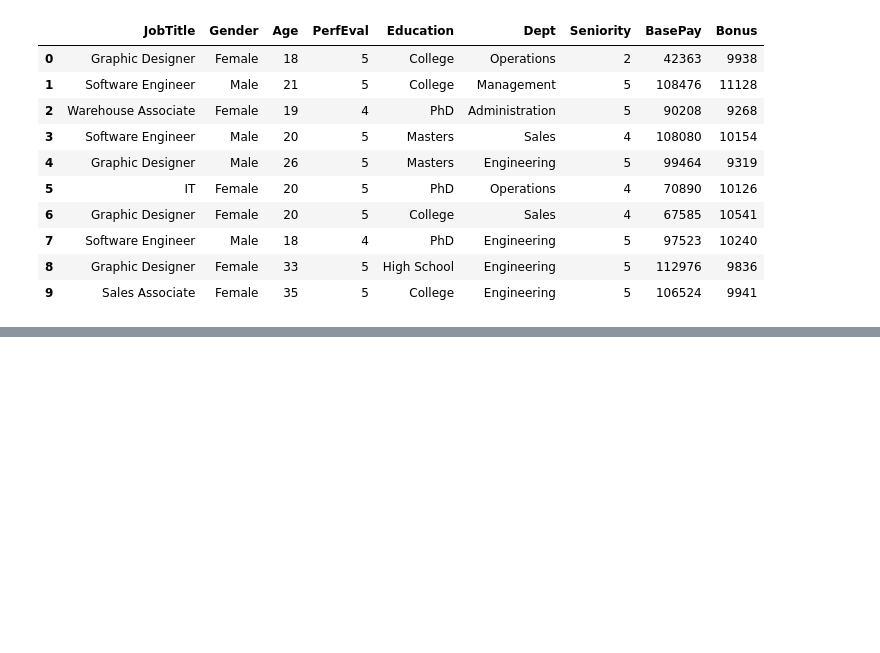
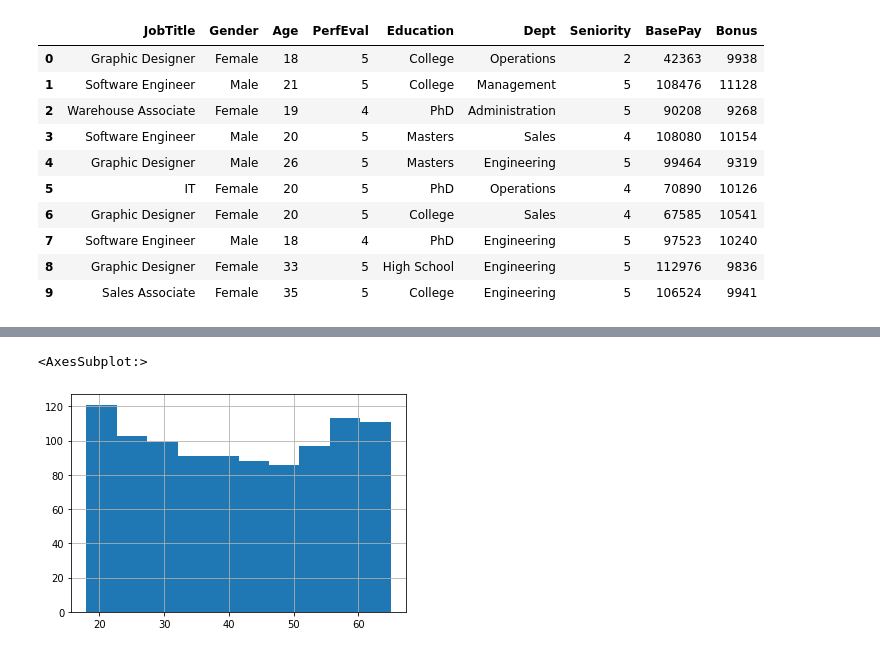
Before and after one commit to leo-cavalcante/glassdoor-pay-gap, a Jupyter notebook: Gender Pay Gap Analysis.ipynb, the cells around one changed output, grey strips where cells are left out. Cells and saved outputs as stored; diff of their text form; code cells hidden in the pictures; blank space fills up the shorter version.

```diff
--- a/Gender Pay Gap Analysis.ipynb
+++ b/Gender Pay Gap Analysis.ipynb
@@ -28,0 +88,5 @@ glassdoor.head(10)
+# %%
+glassdoor.Age.hist()
+# %% [output]
+<AxesSubplot:>
+[figure, added]
```
Also changed, not shown: parts of 20 cells of this notebook.
